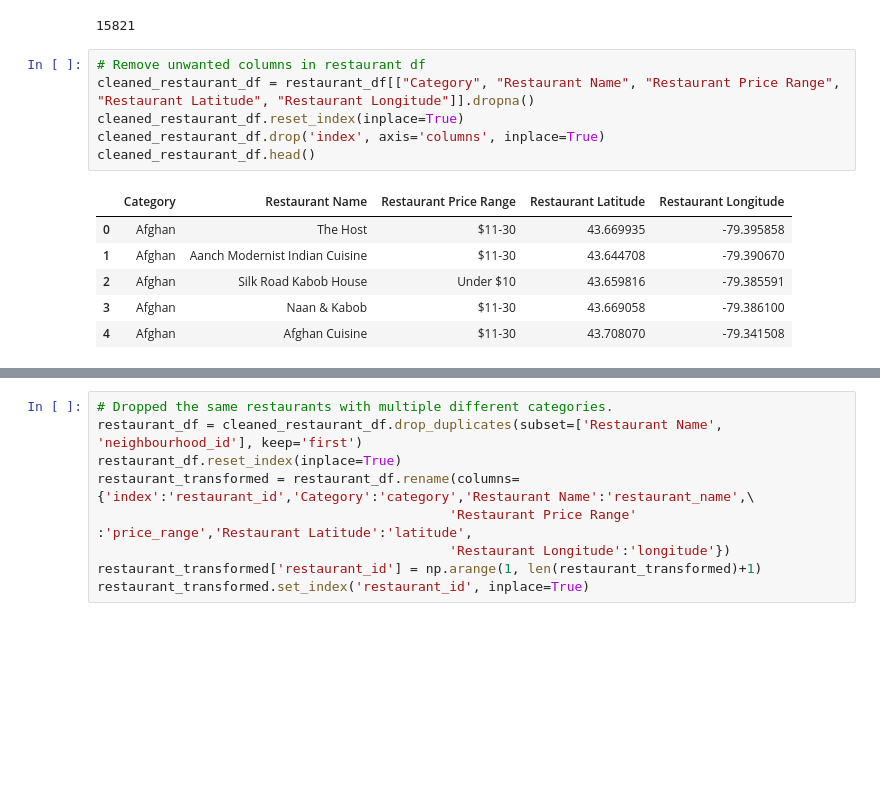
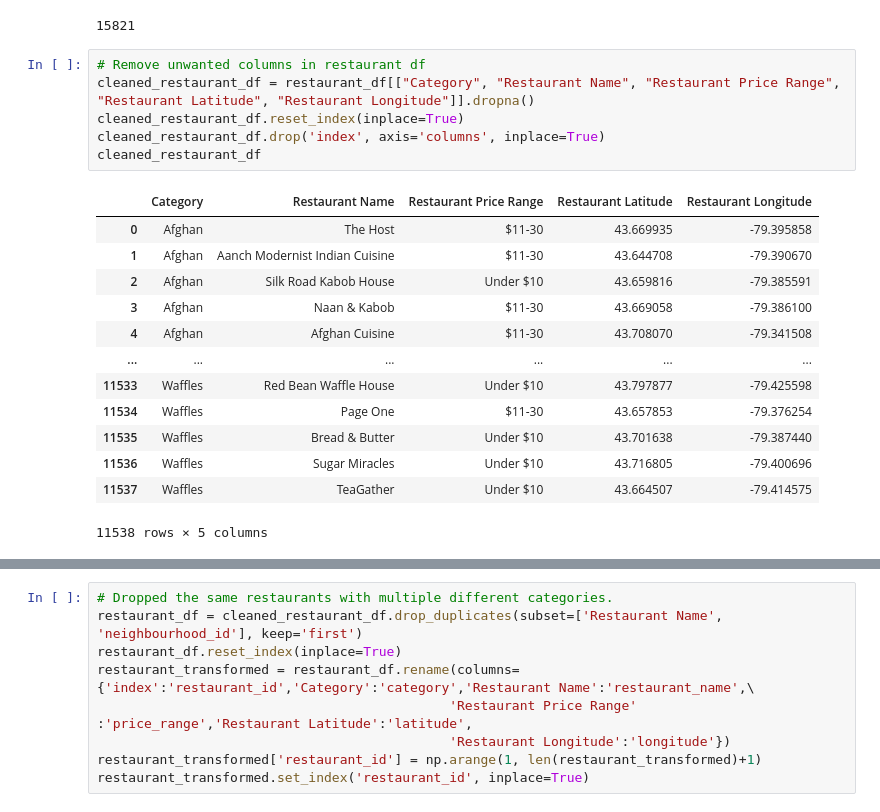
Before and after one commit to saif-gorges/GTA-Restaurant-Location-Analysis, a Jupyter notebook: Main - Extract Transform Load.ipynb, the cells around one changed output, grey strips where cells are left out. Drawn from its saved outputs; the diff is of its cells as text; blank space fills up the shorter version.

```diff
--- a/Main - Extract Transform Load.ipynb
+++ b/Main - Extract Transform Load.ipynb
@@ -348,14 +336,21 @@ restaurant_df['Restaurant Name'].count()
 # %%
 # Remove unwanted columns in restaurant df
 cleaned_restaurant_df = restaurant_df[["Category", "Restaurant Name", "Restaurant Price Range", "Restaurant Latitude", "Restaurant Longitude"]].dropna()
 cleaned_restaurant_df.reset_index(inplace=True)
 cleaned_restaurant_df.drop('index', axis='columns', inplace=True)
-cleaned_restaurant_df.head()
+cleaned_restaurant_df
 # %% [output]
 |  | Category | Restaurant Name | Restaurant Price Range | Restaurant Latitude | Restaurant Longitude |
 | 0 | Afghan | The Host | $11-30 | 43.669935 | -79.395858 |
 | 1 | Afghan | Aanch Modernist Indian Cuisine | $11-30 | 43.644708 | -79.390670 |
 | 2 | Afghan | Silk Road Kabob House | Under $10 | 43.659816 | -79.385591 |
 | 3 | Afghan | Naan & Kabob | $11-30 | 43.669058 | -79.386100 |
 | 4 | Afghan | Afghan Cuisine | $11-30 | 43.708070 | -79.341508 |
+| ... | ... | ... | ... | ... | ... |
+| 11533 | Waffles | Red Bean Waffle House | Under $10 | 43.797877 | -79.425598 |
+| 11534 | Waffles | Page One | $11-30 | 43.657853 | -79.376254 |
+| 11535 | Waffles | Bread & Butter | Under $10 | 43.701638 | -79.387440 |
+| 11536 | Waffles | Sugar Miracles | Under $10 | 43.716805 | -79.400696 |
+| 11537 | Waffles | TeaGather | Under $10 | 43.664507 | -79.414575 |
+11538 rows × 5 columns
 # %%
```
Also changed, not shown: parts of 30 cells of this notebook.
